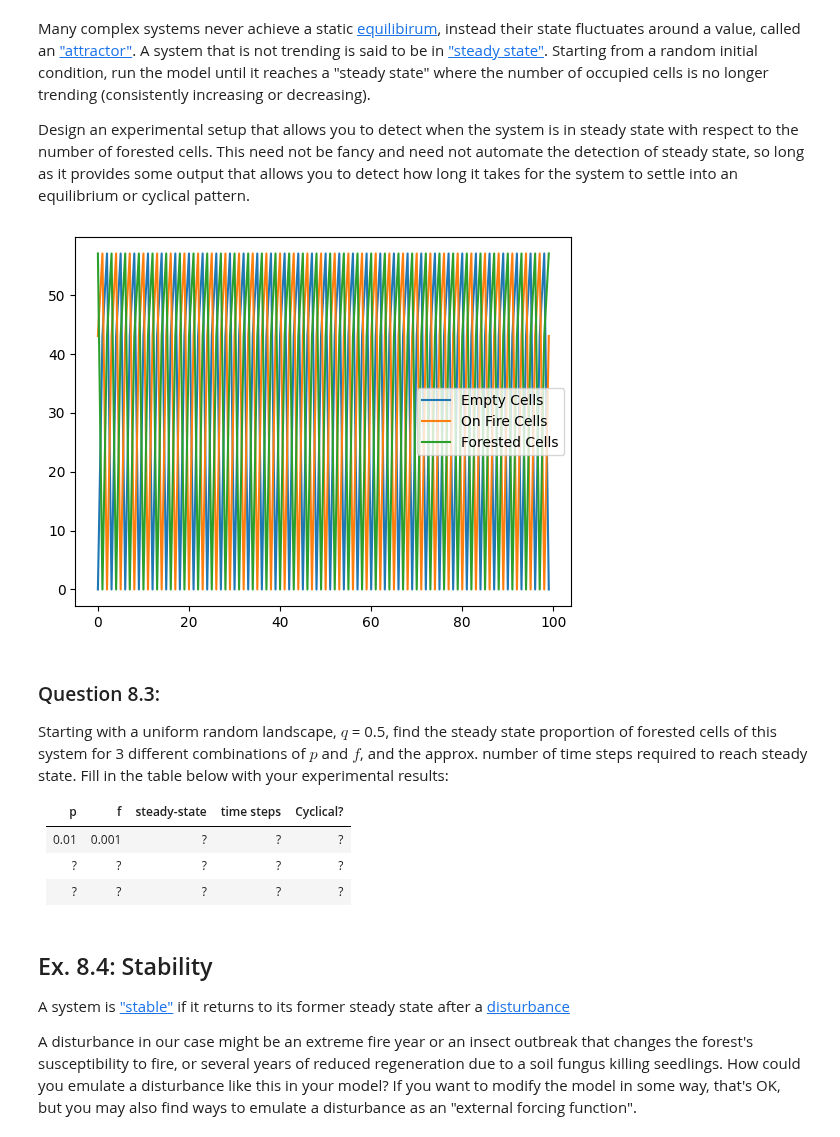
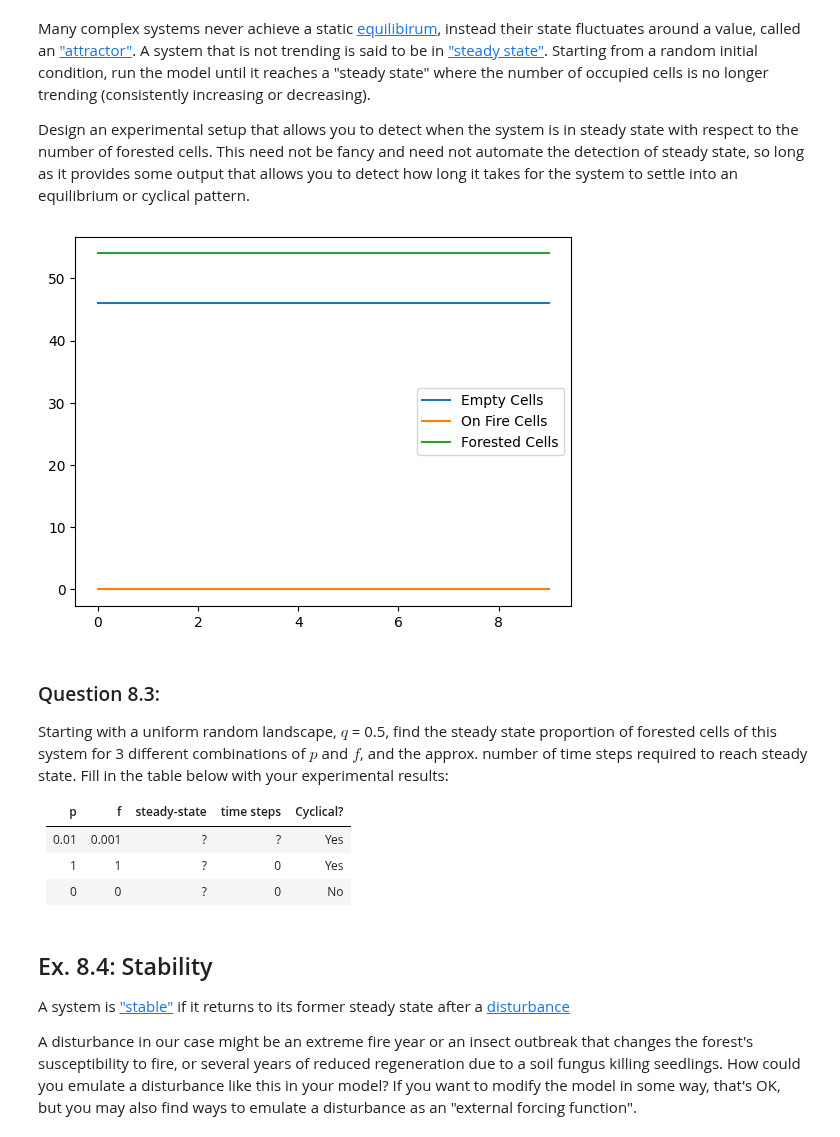
Before and after one commit to alirempel/cap-comp215, a Jupyter notebook: labs/lab07-10-fire.ipynb, the cells around one changed output. Drawn from its saved outputs; the diff is of its cells as text; code cells hidden in the pictures.

```diff
--- a/labs/lab07-10-fire.ipynb
+++ b/labs/lab07-10-fire.ipynb
@@ -271,29 +273,33 @@ This need not be fancy and need not automate the detection of steady state, so l
 # %%
 # Ex. 8.2 here
 def experiment(n=10, p=0.01, f=0.001, q=0.5,steps=50):
+  '''
+  Plot the number of each type of cell for every time step
+  (I know its supposed to be just forested cells but I wanted to see all of them)
+  '''
   model = ForestFire(n, p, f, q)
   forested = []
   fire = []
   empty = []
 
   for step in range(steps):
     model.step()
     forested.append(model.num_occupied())
     empty.append(len(model.state[model.state == model.EMPTY]))
     fire.append(len(model.state[model.state == model.FIRE]))
 
-  plt.plot(range(steps), empty,label = "Empty Cells")
-  plt.plot(range(steps), fire,label = "On Fire Cells")
-  plt.plot(range(steps), forested,label = "Forested Cells")
+  plt.plot(range(steps), empty, label = "Empty Cells")
+  plt.plot(range(steps), fire, label = "On Fire Cells")
+  plt.plot(range(steps), forested, label = "Forested Cells")
 
   plt.legend()
   plt.show()
 
 # got my graph stuff from here https://www.geeksforgeeks.org/plot-multiple-lines-in-matplotlib/
 
-experiment(n=10, p=1, f=1, q=0.5, steps=100)
+experiment(n=10, p=0.0, f=0.0, q=0.5, steps=10)
 # %% [output]
-[figure, old version]
+[figure, new version]
 # %% [markdown]
 ### Question 8.3:
 Starting with a uniform random landscape, $q$ = 0.5, find the steady state proportion of forested cells of this system for 3 different combinations of $p$ and $f$, and the approx. number of time steps required to reach steady state.
@@ -301,9 +307,9 @@ Fill in the table below with your experimental results:
 
 | p  | f   | steady-state | time steps | Cyclical? |
 |----|-----|--------------|------------|-----------|
-| 0.01 | 0.001 | ?        | ?          | ?         |
-| ?  | ?   | ?            | ?          | ?         |
-| ?  | ?   | ?            | ?          | ?         |
+| 0.01 | 0.001 | ?        | ?          | Yes         |
+| 1  | 1   | ?            | 0          | Yes         |
+| 0  | 0   | ?            | 0          | No         |
 # %% [markdown]
 ## Ex. 8.4: Stability
 A system is ["stable"](https://en.wikipedia.org/wiki/Ecological_stability) if it returns to its former steady state after a [disturbance](https://en.wikipedia.org/wiki/Disturbance_(ecology))
```
Also changed, not shown: parts of 5 cells of this notebook.
